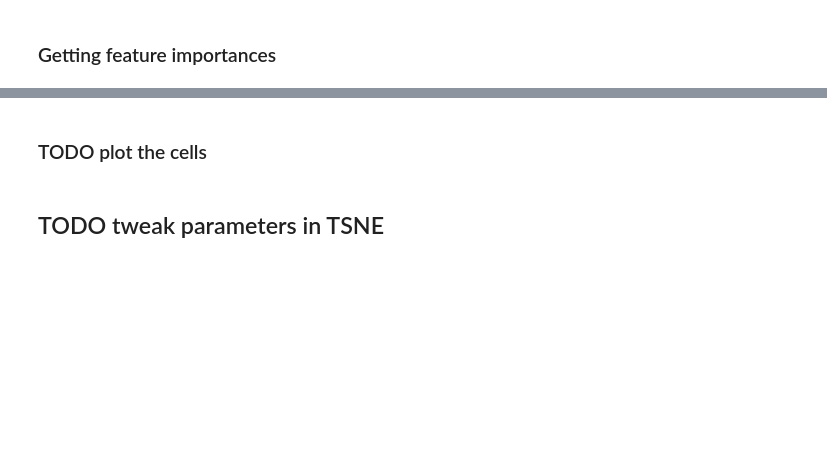
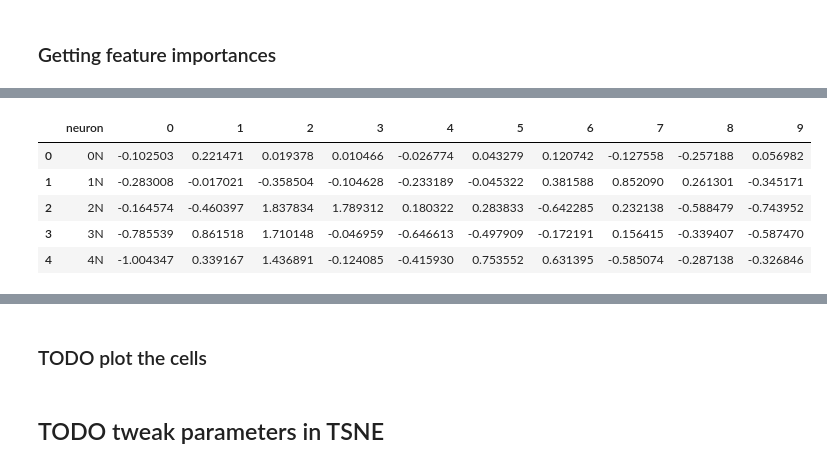
Before and after one commit to thxi/PlaceCells, a Jupyter notebook: Part_1.ipynb, the cells around one changed output, grey strips where cells are left out. Saved outputs shown, nothing was run; the diff lists cells and outputs as text; code cells hidden in the pictures; blank space fills up the shorter version.

```diff
--- a/Part_1.ipynb
+++ b/Part_1.ipynb
@@ -365,0 +410,12 @@ importances
+# %%
+lrn = pd.DataFrame(lr_model.coef_.T, index=X_train.columns)
+lrn.index.names = ['neuron']
+lrn = lrn.reset_index()
+lrn.head()
+# %% [output]
+|  | neuron | 0 | 1 | 2 | 3 | 4 | 5 | 6 | 7 | 8 | 9 |
+| 0 | 0N | -0.102503 | 0.221471 | 0.019378 | 0.010466 | -0.026774 | 0.043279 | 0.120742 | -0.127558 | -0.257188 | 0.056982 |
+| 1 | 1N | -0.283008 | -0.017021 | -0.358504 | -0.104628 | -0.233189 | -0.045322 | 0.381588 | 0.852090 | 0.261301 | -0.345171 |
+| 2 | 2N | -0.164574 | -0.460397 | 1.837834 | 1.789312 | 0.180322 | 0.283833 | -0.642285 | 0.232138 | -0.588479 | -0.743952 |
+| 3 | 3N | -0.785539 | 0.861518 | 1.710148 | -0.046959 | -0.646613 | -0.497909 | -0.172191 | 0.156415 | -0.339407 | -0.587470 |
+| 4 | 4N | -1.004347 | 0.339167 | 1.436891 | -0.124085 | -0.415930 | 0.753552 | 0.631395 | -0.585074 | -0.287138 | -0.326846 |
```
Also changed, not shown: parts of 25 cells of this notebook, 2 other files.
